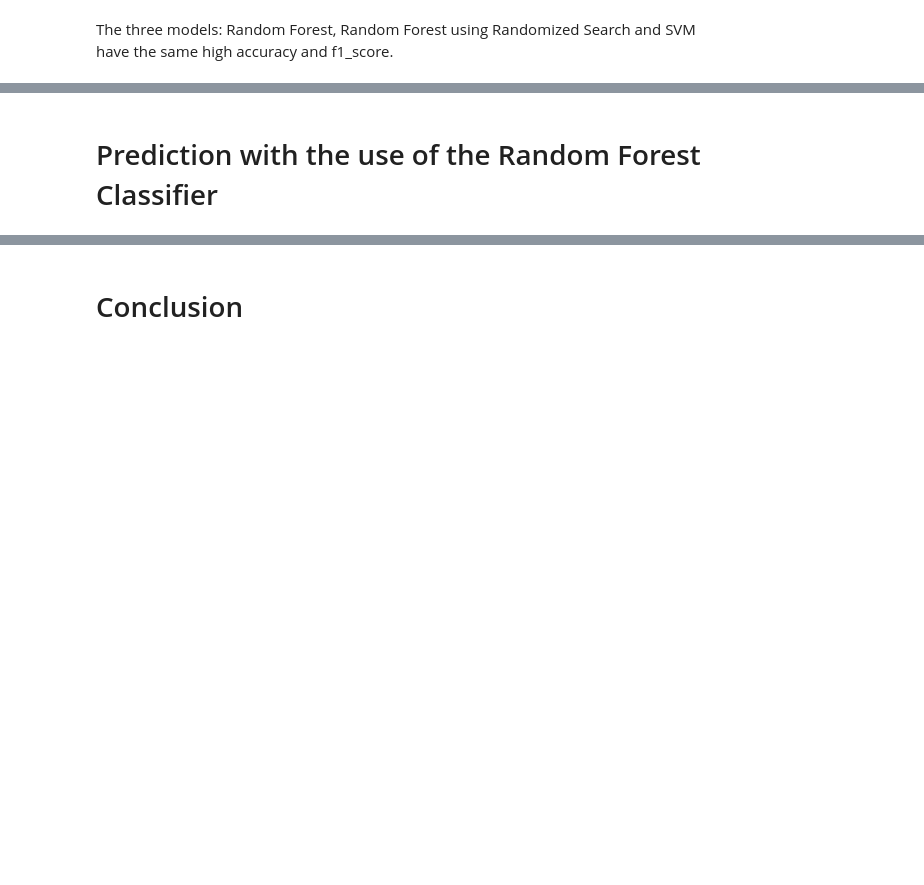
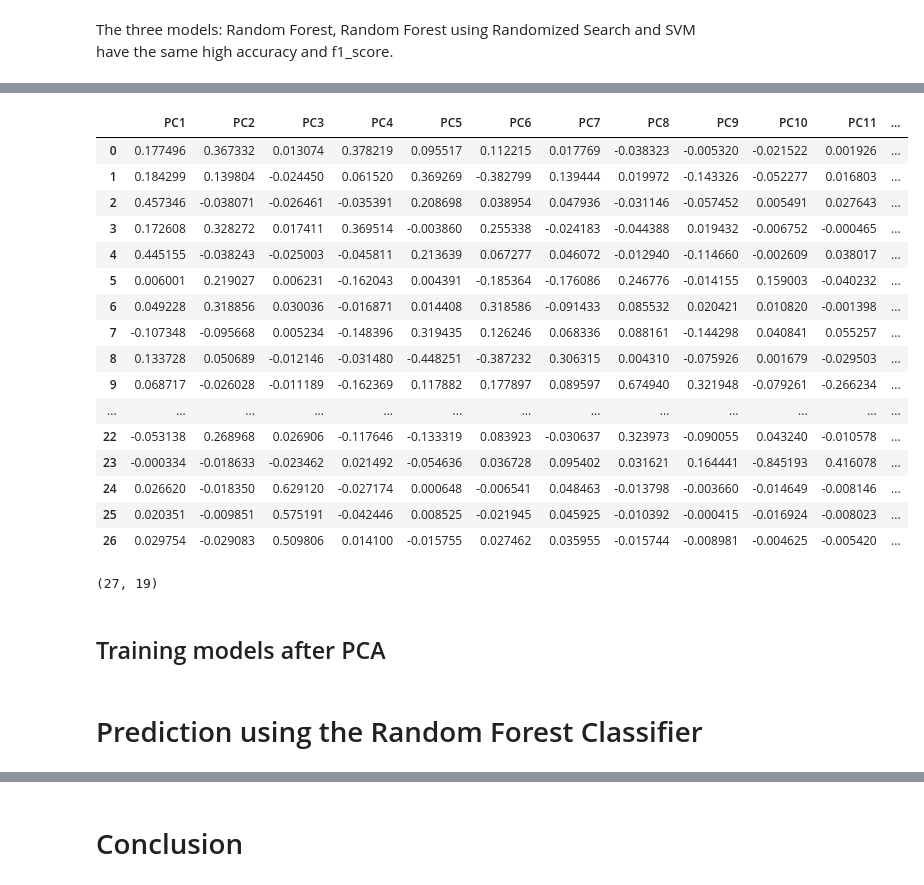
Before and after one commit to bartekwphd/Project_LC, a Jupyter notebook: Project part 4 - Modeling.ipynb, the cells around one changed output, grey strips where cells are left out. Drawn from its saved outputs; the diff is of its cells as text; code cells hidden in the pictures; blank space fills up the shorter version.

```diff
--- a/Project part 4 - Modeling.ipynb
+++ b/Project part 4 - Modeling.ipynb
@@ -570,0 +686,34 @@ The three models: Random Forest, Random Forest using Randomized Search and SVM h
+# %%
+colnames = list(X.columns)
+pca_df = pd.DataFrame({'PC1': pca.components_[0], 'PC2': pca.components_[1], 'PC3': pca.components_[2],
+                       'PC4': pca.components_[3], 'PC5': pca.components_[4], 'PC6': pca.components_[5],
+                       'PC7': pca.components_[6], 'PC8': pca.components_[7], 'PC9': pca.components_[8],
+                       'PC10': pca.components_[9], 'PC11': pca.components_[10], 'PC12': pca.components_[11],
+                       'PC13': pca.components_[12], 'PC14': pca.components_[13], 'PC15': pca.components_[14],
+                       'PC16': pca.components_[15], 'PC17': pca.components_[16], 'PC18': pca.components_[17],
+                       'Features': colnames})
+pca_df
+# %% [output]
+|  | PC1 | PC2 | PC3 | PC4 | PC5 | PC6 | PC7 | PC8 | PC9 | PC10 | PC11 | ... |
+| 0 | 0.177496 | 0.367332 | 0.013074 | 0.378219 | 0.095517 | 0.112215 | 0.017769 | -0.038323 | -0.005320 | -0.021522 | 0.001926 | ... |
+| 1 | 0.184299 | 0.139804 | -0.024450 | 0.061520 | 0.369269 | -0.382799 | 0.139444 | 0.019972 | -0.143326 | -0.052277 | 0.016803 | ... |
+| 2 | 0.457346 | -0.038071 | -0.026461 | -0.035391 | 0.208698 | 0.038954 | 0.047936 | -0.031146 | -0.057452 | 0.005491 | 0.027643 | ... |
+| 3 | 0.172608 | 0.328272 | 0.017411 | 0.369514 | -0.003860 | 0.255338 | -0.024183 | -0.044388 | 0.019432 | -0.006752 | -0.000465 | ... |
+| 4 | 0.445155 | -0.038243 | -0.025003 | -0.045811 | 0.213639 | 0.067277 | 0.046072 | -0.012940 | -0.114660 | -0.002609 | 0.038017 | ... |
+| 5 | 0.006001 | 0.219027 | 0.006231 | -0.162043 | 0.004391 | -0.185364 | -0.176086 | 0.246776 | -0.014155 | 0.159003 | -0.040232 | ... |
+| 6 | 0.049228 | 0.318856 | 0.030036 | -0.016871 | 0.014408 | 0.318586 | -0.091433 | 0.085532 | 0.020421 | 0.010820 | -0.001398 | ... |
+| 7 | -0.107348 | -0.095668 | 0.005234 | -0.148396 | 0.319435 | 0.126246 | 0.068336 | 0.088161 | -0.144298 | 0.040841 | 0.055257 | ... |
+| 8 | 0.133728 | 0.050689 | -0.012146 | -0.031480 | -0.448251 | -0.387232 | 0.306315 | 0.004310 | -0.075926 | 0.001679 | -0.029503 | ... |
+| 9 | 0.068717 | -0.026028 | -0.011189 | -0.162369 | 0.117882 | 0.177897 | 0.089597 | 0.674940 | 0.321948 | -0.079261 | -0.266234 | ... |
+| ... | ... | ... | ... | ... | ... | ... | ... | ... | ... | ... | ... | ... |
+| 22 | -0.053138 | 0.268968 | 0.026906 | -0.117646 | -0.133319 | 0.083923 | -0.030637 | 0.323973 | -0.090055 | 0.043240 | -0.010578 | ... |
+| 23 | -0.000334 | -0.018633 | -0.023462 | 0.021492 | -0.054636 | 0.036728 | 0.095402 | 0.031621 | 0.164441 | -0.845193 | 0.416078 | ... |
+| 24 | 0.026620 | -0.018350 | 0.629120 | -0.027174 | 0.000648 | -0.006541 | 0.048463 | -0.013798 | -0.003660 | -0.014649 | -0.008146 | ... |
+| 25 | 0.020351 | -0.009851 | 0.575191 | -0.042446 | 0.008525 | -0.021945 | 0.045925 | -0.010392 | -0.000415 | -0.016924 | -0.008023 | ... |
+| 26 | 0.029754 | -0.029083 | 0.509806 | 0.014100 | -0.015755 | 0.027462 | 0.035955 | -0.015744 | -0.008981 | -0.004625 | -0.005420 | ... |
+# %%
+pca_df.shape
+# %% [output]
+(27, 19)
+# %% [markdown]
+## Training models after PCA
@@ -571,5 +725,5 @@ The three models: Random Forest, Random Forest using Randomized Search and SVM h
 # %% [markdown]
-# Prediction with the use of the Random Forest Classifier
+# Prediction using the Random Forest Classifier
 # %%
 # rf = RandomForestClassifier(n_estimators=100)
 # rf.fit(X_train, y_train)
```
Also changed, not shown: parts of 30 cells of this notebook.
